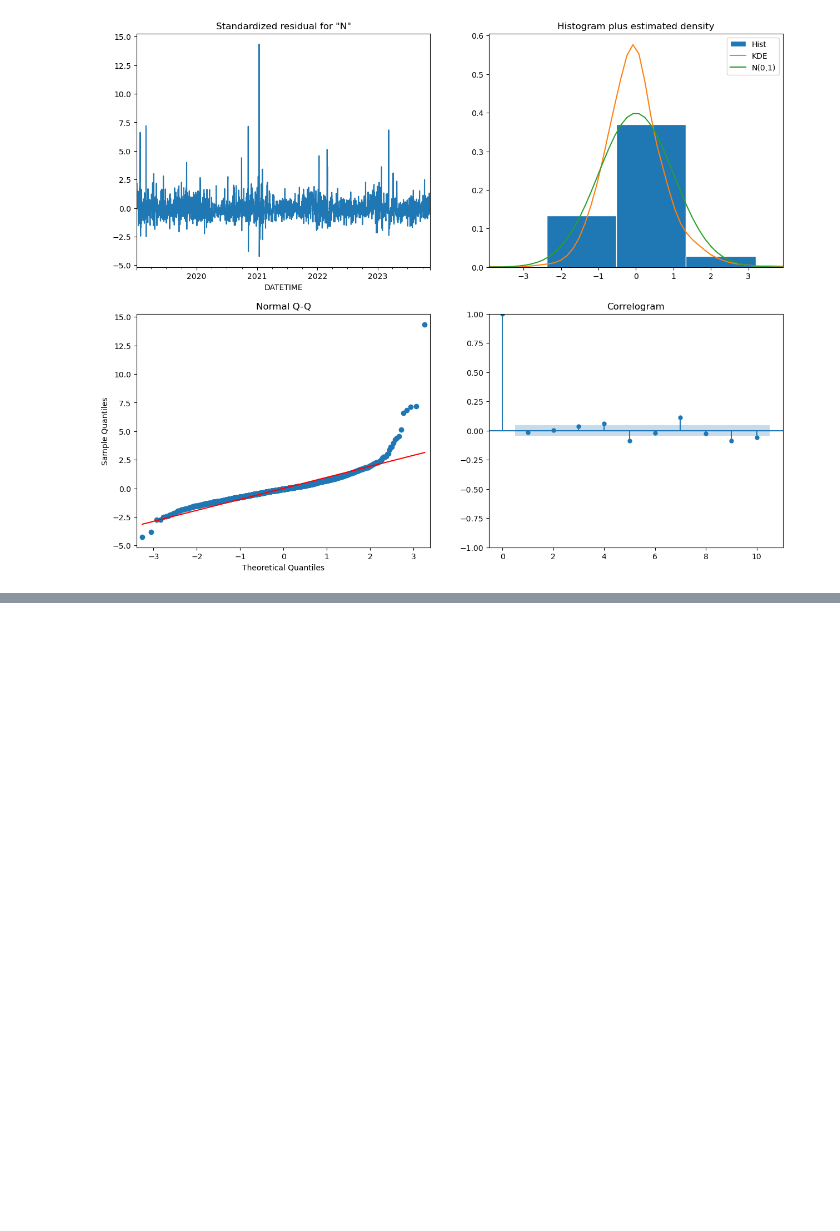
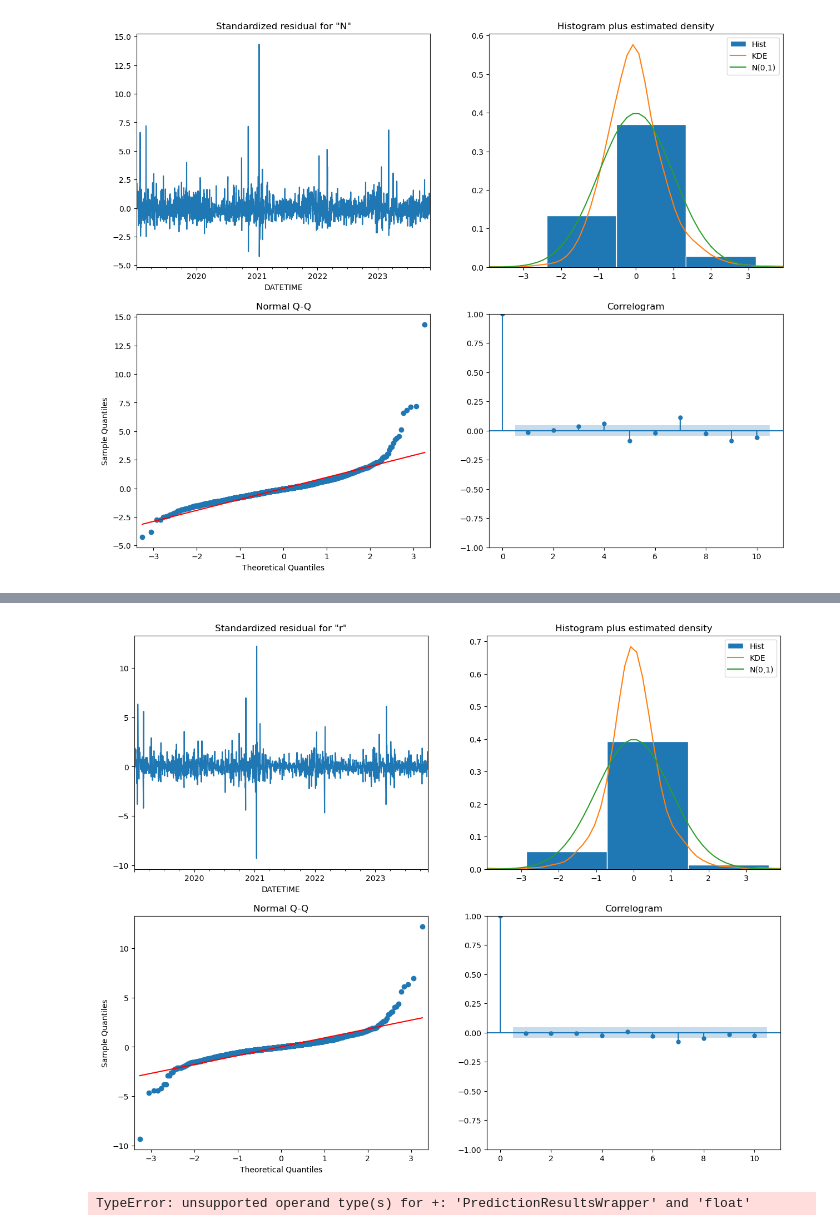
Before and after one commit to soerenssch/businessanalytics, a Jupyter notebook: models/deterministic_models.ipynb, the cells around one changed output, grey strips where cells are left out. Cells and saved outputs as stored; diff of their text form; code cells hidden in the pictures; blank space fills up the shorter version.

```diff
--- a/models/deterministic_models.ipynb
+++ b/models/deterministic_models.ipynb
@@ -354,3 +388,33 @@ print(sarima_result.summary())
 # %%
-sarima_result.plot_diagnostics(figsize=(15, 12))
+results.plot_diagnostics(figsize=(15, 12))
 plt.show()
+# %% [output]
+[figure, added]
+# %%
+stl = STL(train, seasonal=365)
+res = stl.fit()
+
+# Fit SARIMA on the residual component of the train set
+model = SARIMAX(res.resid, order=(5, 0, 1), seasonal_order=(0, 0, 0, 0))
+results = model.fit()
+
+# Forecast the residuals for the length of the test set
+residual_forecast = results.get_forecast(steps=len(test))
+
+# The forecasts are the predicted mean
+residual_predictions = residual_forecast.predicted_mean
+
+# Assume the trend continues as the last known value of the trend component
+trend_forecast = np.tile(res.trend[-1], len(test))
+
+# Repeat the last year of the seasonal component
+seasonal_forecast = np.tile(res.seasonal[-365:], int(np.ceil(len(test)/365)))[:len(test)]
+
+# Combine the forecasted components
+final_forecast = residual_forecast + trend_forecast + seasonal_forecast
+
+# Calculate RMSE
+rmse = mean_squared_error(test, final_forecast, squared=False)
+print(f'Test RMSE: {round(rmse, 3)}')
+# %% [output]
+TypeError: unsupported operand type(s) for +: 'PredictionResultsWrapper' and 'float'
```
Also changed, not shown: parts of 7 cells of this notebook.
